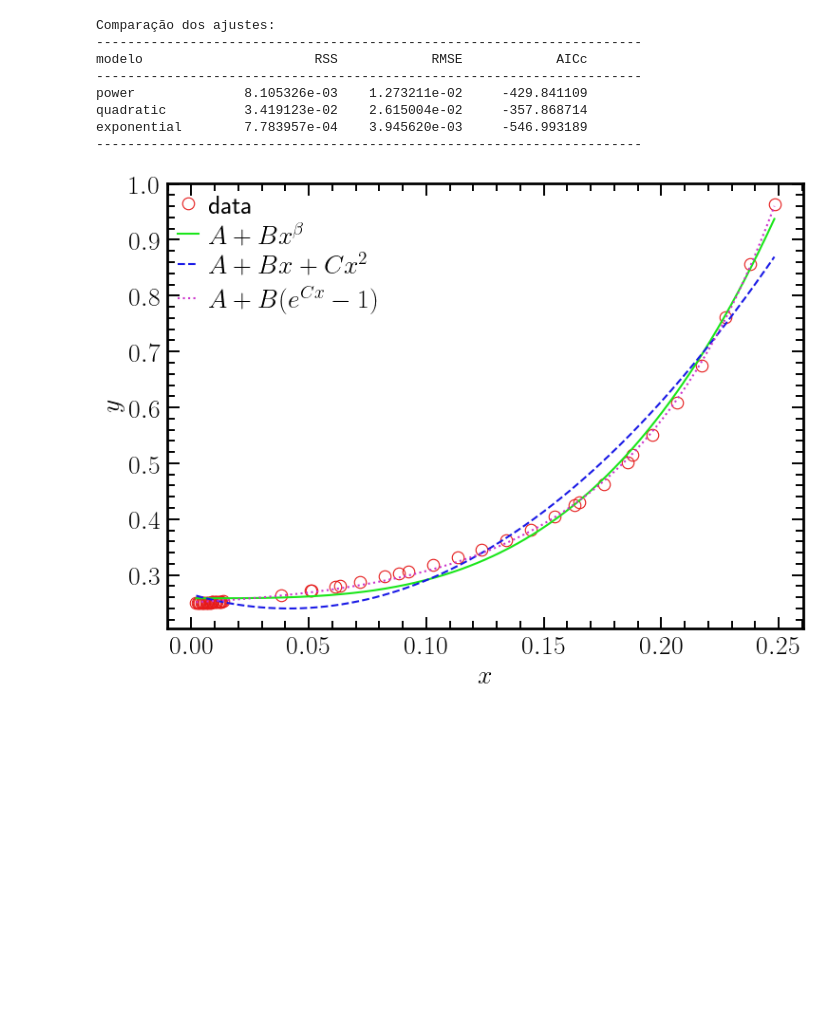
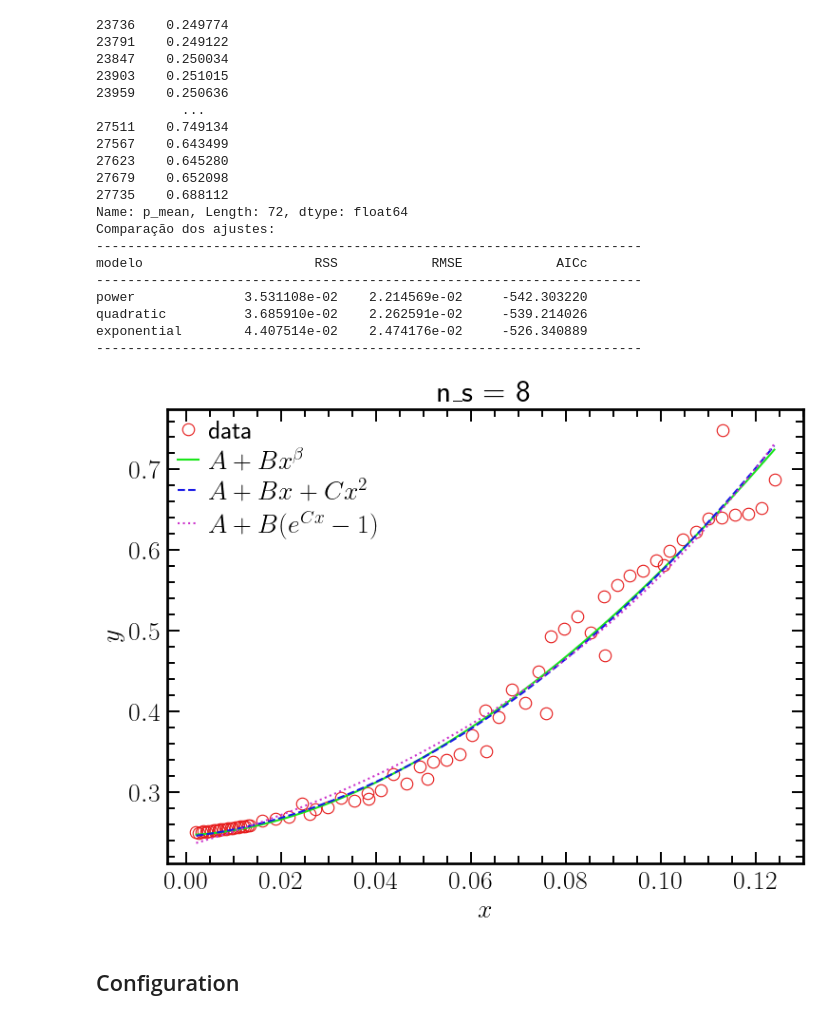
Before and after one commit to JuniorAlencar/self_organization_percolation, a Jupyter notebook: jupyter/study.ipynb, the cells around one changed output. Saved outputs shown, nothing was run; the diff lists cells and outputs as text; code cells hidden in the pictures; blank space fills up the shorter version.

```diff
--- a/jupyter/study.ipynb
+++ b/jupyter/study.ipynb
@@ -16,8 +16,8 @@ import pandas as pd
 import os
 import numpy as np
 # %%
-results = "../results/study"
-create_folder(results)
+results_folder = "../results/study"
+create_folder(results_folder)
 # %%
 df = pd.read_csv("../SOP_data/all_data.dat", sep=' ')
 df = df.dropna()
@@ -177,7 +177,7 @@ def calc_metrics(y, yfit, n_params):
     return rss, rmse, aic, aicc
 
 
-def compare_fits(x, y):
+def compare_fits(x, y, ns):
     x = np.asarray(x, dtype=float)
     y = np.asarray(y, dtype=float)
 
@@ -296,50 +296,69 @@ def compare_fits(x, y):
     plt.ylabel(r"$y$")
     plt.legend()
     plt.tight_layout()
-    #plt.axhline(y=1.0)
+    plt.title(f"n_s = {ns}")
     plt.show()
 
     return results
 # %%
 L_lst = [256, 512, 1024]
 #L_lst = [256]
 c = 0.05
 nc_lst = [1, 2, 4, 8]
 p0 = 0.6
 P0 = 0.1
-nc = 4
+nc = 8
 rho = 1/nc
 dim = 3
 f_TMAX = 0.25
 
 L = 1024
+
 df_b = df[(df['nc']==nc) & (df['L']==L) & (df['c']==c) & (df['type_perc']=='bond') &
             (df['p0']==p0) & (df['P0']==P0) & (df['order']==1) & (df['rho']==rho) & (df['dim']==dim)].sort_values('f_T')
-df_b = df_b[df_b['f_T']<=f_TMAX]
+#df_b = df_b[df_b['f_T']<=f_TMAX]
 
 
-df_plot = df_b.sort_values("p_mean").reset_index(drop=True)
-idx = df_plot.index[df_plot["p_mean"] >= 1.0]
+df_plot = df_b.sort_values("f_T").copy()
+df_plot = df_plot[(df_plot["p_mean"] >= 0) & (df_plot["p_mean"] <= 1)]
+df_plot = df_plot[df_plot["N_samples_perc"] >= 5]
+df_plot = df_plot[df_plot["p_mean"] < 0.85]  # se quiser remover regime saturado
+
+idx = df_plot.index[df_plot["p_mean"] >= 0.85]
 if len(idx) > 0:
     idx_cut = idx[0]
     df_trunc = df_plot.loc[:idx_cut].copy()
 else:
     df_trunc = df_plot.copy()
 
 x = df_trunc['f_T'] #f_t
 y = df_trunc['p_mean'] #p_t
-
-results = compare_fits(x, y)
+print(y)
+results = compare_fits(x, y, nc)
 # %% [output]
+23736    0.249774
+23791    0.249122
+23847    0.250034
+23903    0.251015
+23959    0.250636
+           ...
+27511    0.749134
+27567    0.643499
+27623    0.645280
+27679    0.652098
+27735    0.688112
+Name: p_mean, Length: 72, dtype: float64
 Comparação dos ajustes:
 ----------------------------------------------------------------------
 modelo                      RSS            RMSE            AICc
 ----------------------------------------------------------------------
-power              8.105326e-03    1.273211e-02     -429.841109
-quadratic          3.419123e-02    2.615004e-02     -357.868714
-exponential        7.783957e-04    3.945620e-03     -546.993189
+power              3.531108e-02    2.214569e-02     -542.303220
+quadratic          3.685910e-02    2.262591e-02     -539.214026
+exponential        4.407514e-02    2.474176e-02     -526.340889
 ----------------------------------------------------------------------
-[figure, old version]
+[figure, new version]
+# %% [markdown]
+## Configuration
 # %%
 L = 1024
 c = 0.05
```
Also changed, not shown: parts of 9 cells of this notebook, 16 other files.
